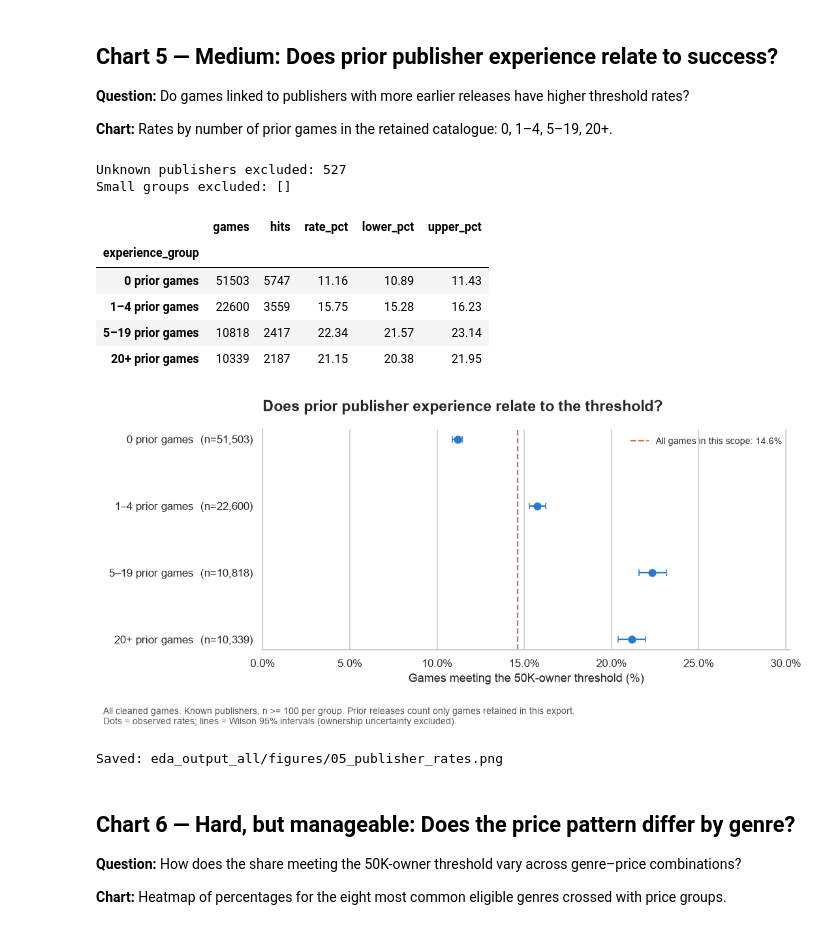
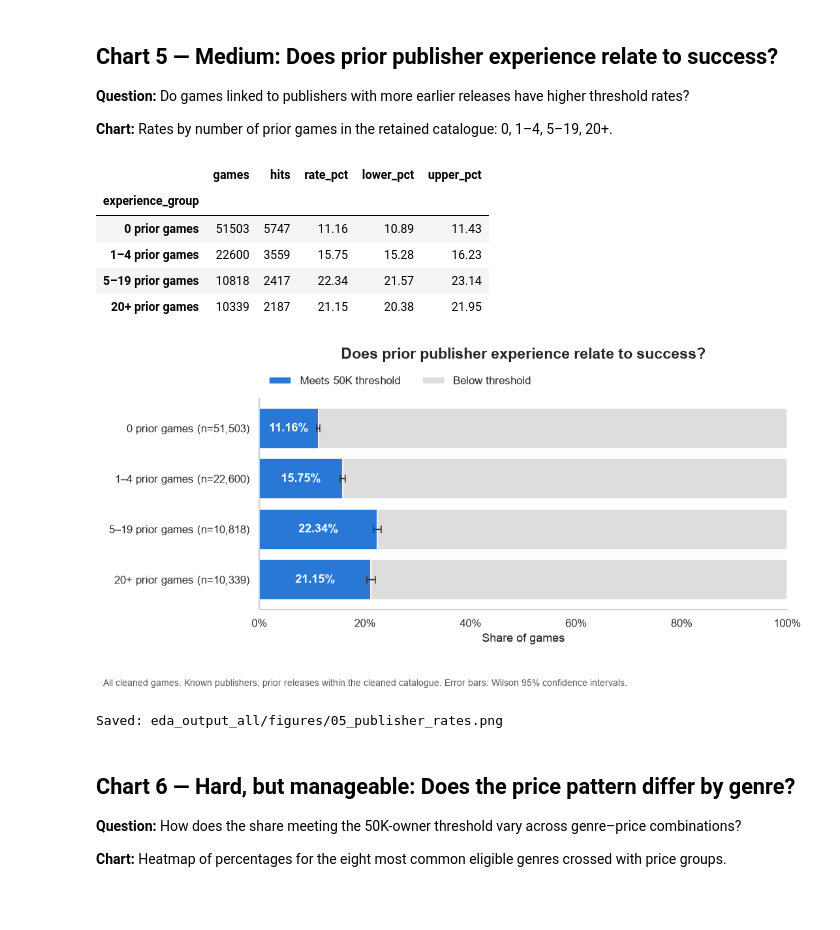
Before and after one commit to keerat-k/DATA230GroupProject, a Jupyter notebook: Steam_EDA_Rachel.ipynb, the cells around one changed output. Drawn from its saved outputs; the diff is of its cells as text; code cells hidden in the pictures; blank space fills up the shorter version.

```diff
--- a/Steam_EDA_Rachel.ipynb
+++ b/Steam_EDA_Rachel.ipynb
@@ -351,26 +375,55 @@ Saved: eda_output_all/figures/04_genre_rates.png
 **Chart:** Rates by number of prior games in the retained catalogue: 0, 1–4, 5–19, 20+.
 # %%
 publisher_df = df.loc[df.publisher_prior_games.notna()].copy()
-publisher_df['experience_group'] = pd.cut(publisher_df.publisher_prior_games,
-    bins=[-1, 0, 4, 19, np.inf], labels=['0 prior games', '1–4 prior games', '5–19 prior games', '20+ prior games'])
-t5_all = rate_table(publisher_df, 'experience_group')
-t5_all.to_csv(TABLE / '05_publisher_all_groups.csv')
-print(f'Unknown publishers excluded: {len(df)-len(publisher_df):,}')
-print('Small groups excluded:', t5_all.index[t5_all.games < MIN_GROUP_N].tolist())
+publisher_df["experience_group"] = pd.cut(
+    publisher_df.publisher_prior_games,
+    bins=[-1, 0, 4, 19, np.inf],
+    labels=["0 prior games", "1–4 prior games",
+            "5–19 prior games", "20+ prior games"]
+)
+t5_all = rate_table(publisher_df, "experience_group")
 t5 = t5_all.loc[t5_all.games >= MIN_GROUP_N]
-plot_rates(t5, 'Does prior publisher experience relate to the threshold?', '05_publisher_rates',
-           f'Known publishers, n >= {MIN_GROUP_N} per group. Prior releases count only games retained in this export.')
+display(t5.round(2))
+t5_all.to_csv(TABLE / "05_publisher_all_groups.csv")
+t5.to_csv(TABLE / "05_publisher_rates.csv")
+
+y = np.arange(len(t5))
+s = t5.rate_pct
+fig, ax = plt.subplots(figsize=(10, 5))
+
+ax.barh(y, s, color=BLUE, label="Meets 50K threshold")
+ax.barh(y, 100 - s, left=s, color="#dddddd", label="Below threshold")
+ax.errorbar(
+    s, y,
+    xerr=np.maximum(0, [s - t5.lower_pct, t5.upper_pct - s]),
+    fmt="none", ecolor="#333333", capsize=4
+)
+for i, rate in enumerate(s):
+    ax.text(rate / 2, i, f"{rate:.2f}%",
+            ha="center", va="center", color="white", fontweight="bold")
+
+ax.set_yticks(y, [f"{g} (n={n:,})" for g, n in zip(t5.index, t5.games)])
+ax.invert_yaxis()
+ax.set_xlim(0, 100)
+ax.xaxis.set_major_formatter(PercentFormatter(100))
+ax.set_xlabel("Share of games")
+ax.set_title("Does prior publisher experience relate to success?", pad=40)
+ax.grid(False)
+ax.legend(loc="lower left", bbox_to_anchor=(0, 1.01),
+          ncol=2, frameon=False)
+
+export_chart(fig, "05_publisher_rates",
+             "Known publishers; prior releases within the cleaned catalogue. "
+             "Error bars: Wilson 95% confidence intervals.")
 # %% [output]
-Unknown publishers excluded: 527
-Small groups excluded: []
 |  | games | hits | rate_pct | lower_pct | upper_pct |
 | experience_group |  |  |  |  |  |
 | 0 prior games | 51503 | 5747 | 11.16 | 10.89 | 11.43 |
 | 1–4 prior games | 22600 | 3559 | 15.75 | 15.28 | 16.23 |
 | 5–19 prior games | 10818 | 2417 | 22.34 | 21.57 | 23.14 |
 | 20+ prior games | 10339 | 2187 | 21.15 | 20.38 | 21.95 |
-[figure, old version]
+[figure, new version]
-Saved: eda_output_all/figures/05_publisher_rates.png
+Saved: eda_output_all/figures/05_publisher_rates.png
 # %% [markdown]
 ## Chart 6 — Hard, but manageable: Does the price pattern differ by genre?
 **Question:** How does the share meeting the 50K-owner threshold vary across genre–price combinations?
```
Also changed, not shown: parts of 1 cell of this notebook.
